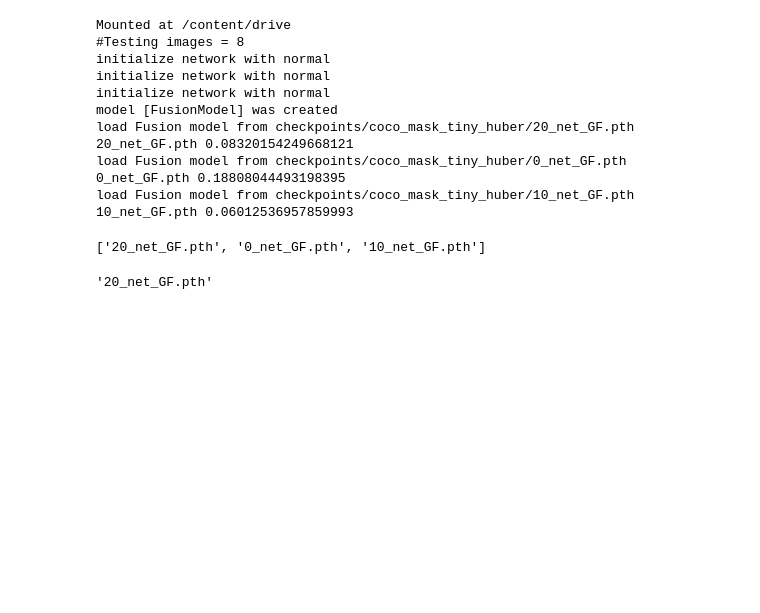
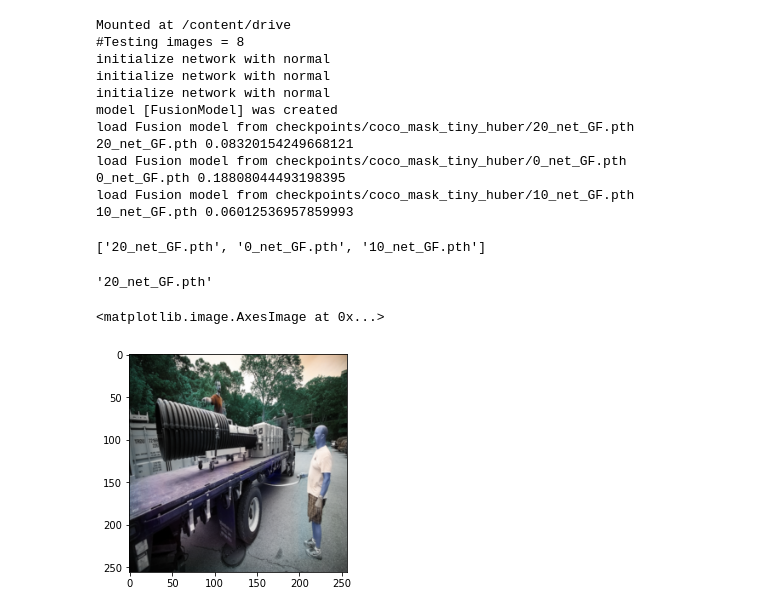
Before and after one commit to mkecera/InstColorization, a Jupyter notebook: Untitled1.ipynb, the cells around one changed output. Cells and saved outputs as stored; diff of their text form; code cells hidden in the pictures; blank space fills up the shorter version.

```diff
--- a/Untitled1.ipynb
+++ b/Untitled1.ipynb
@@ -204,3 +225,9 @@ a = glob.glob(f'checkpoints/coco_mask_tiny_huber/[0-9]*.pth')
 a[0].split('/')[-1]
 # %% [output]
 '20_net_GF.pth'
+# %%
+image = cv2.imread('results/000000046872.png')
+plt.imshow(image)
+# %% [output]
+<matplotlib.image.AxesImage at 0x...>
+[figure, added]
```
Also changed, not shown: parts of 12 cells of this notebook, 8 other files.
